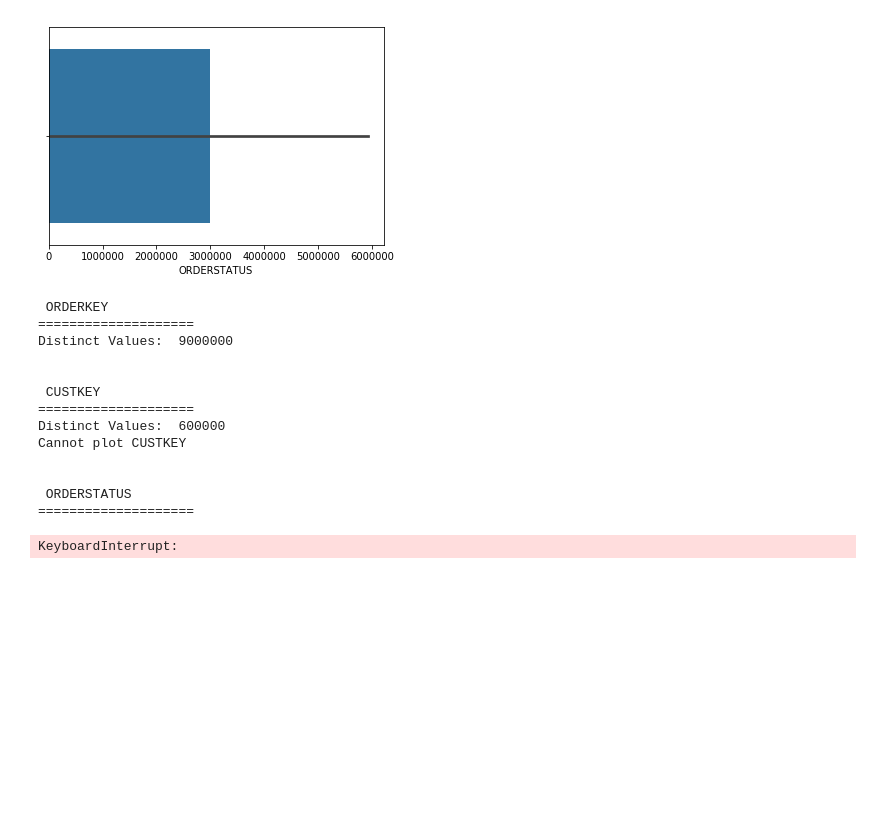
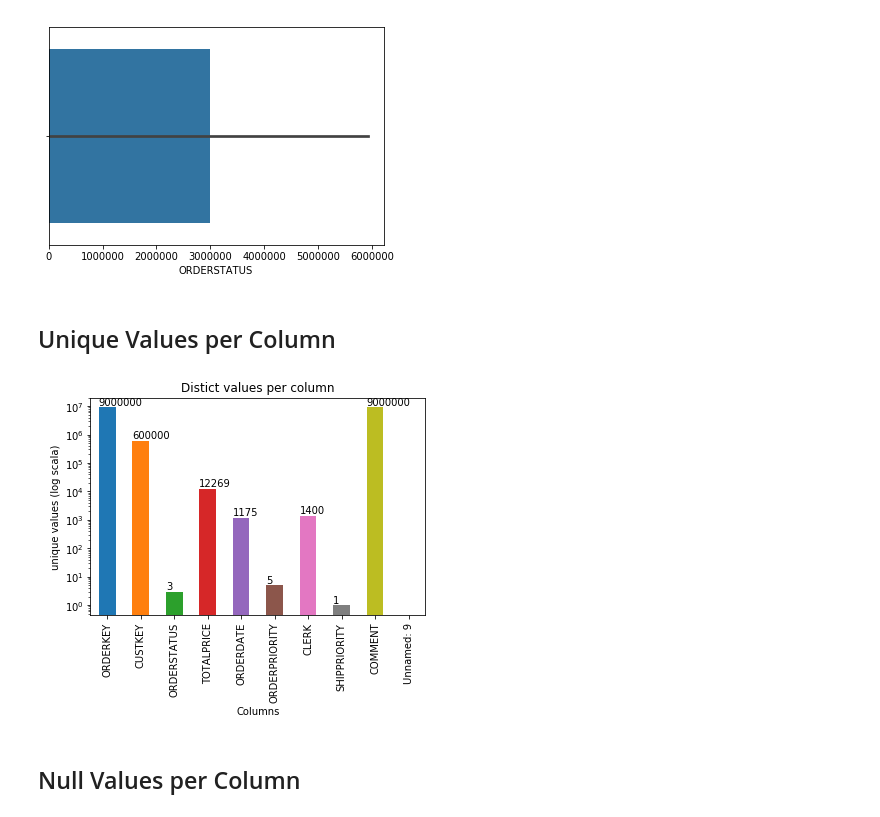
Before and after one commit to paszin/TuCompression, a Jupyter notebook: python/Tuc.ipynb, the cells around one changed output. Cells and saved outputs as stored; diff of their text form; code cells hidden in the pictures; blank space fills up the shorter version.

Commit message:
improve unique values plot, add min and max

```diff
--- a/python/Tuc.ipynb
+++ b/python/Tuc.ipynb
@@ -49,33 +47,14 @@ sns.barplot(data['ORDERSTATUS'].value_counts())
 # %% [output]
 <matplotlib.axes._subplots.AxesSubplot at 0x...>
 [figure]
-# %%
-data.apply(pd.Series.nunique).plot(kind='bar')
-# for column in header:
-#     print('\n\n', column)
-#     print(20*'=')
-#     distinct_values = len(data[column].value_counts())
-#     print("Distinct Values: ", distinct_values)
-#     if distinct_values < 0.1 * number_of_rows and distinct_values > 1:
-#         try:
-#             data[column].value_counts().plot(kind='bar', )
-#             plt.show()
-#             #chart = sns.countplot(data[column].value_counts())
-#             #display(chart)
-#         except:
-#             print("Cannot plot", column)
-# %% [output]
- ORDERKEY
-====================
-Distinct Values:  9000000
-
-
- CUSTKEY
-====================
-Distinct Values:  600000
-Cannot plot CUSTKEY
-
-
- ORDERSTATUS
-====================
-KeyboardInterrupt:
+# %% [markdown]
+## Unique Values per Column
+# %%
+ax = data.apply(pd.Series.nunique).plot(kind='bar', logy=True, title='Distict values per column')
+ax.set(xlabel="Columns", ylabel="unique values (log scala)")
+for p in ax.patches:
+    ax.annotate(str(p.get_height()), (p.get_x(), p.get_height() * 1.2))
+# %% [output]
+[figure, added]
+# %% [markdown]
+## Null Values per Column
```
Also changed, not shown: parts of 5 cells of this notebook, 1 other file.
